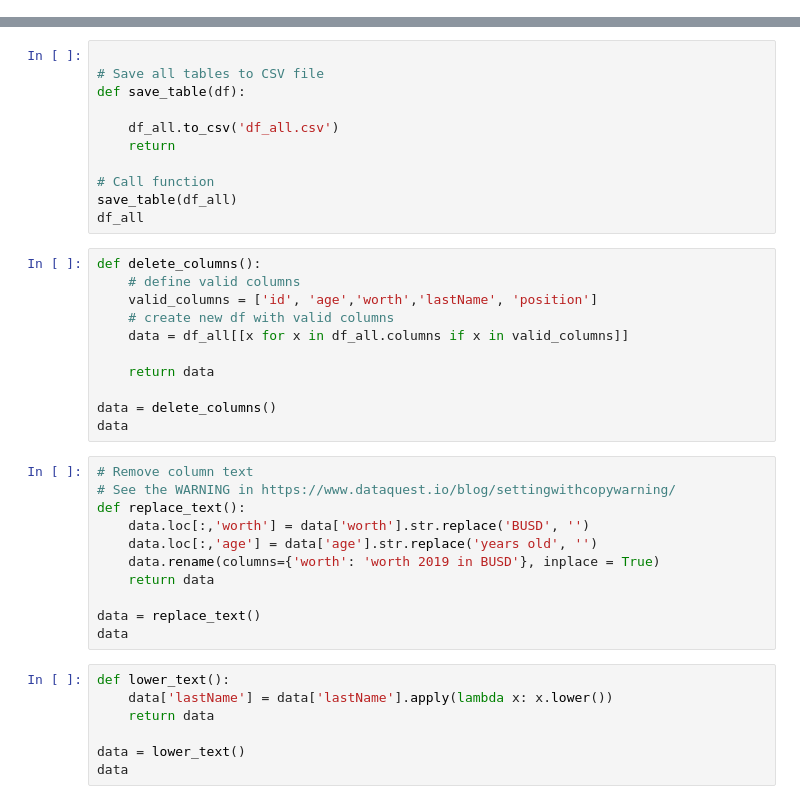
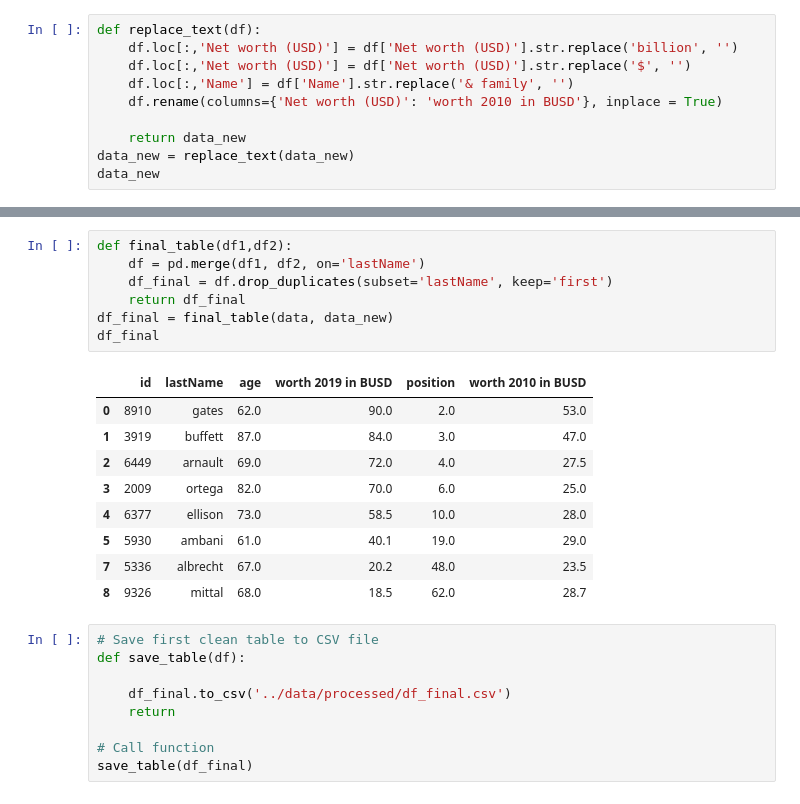
Before and after one commit to Emilioiron/Ironhack-Module-1-Project---Pandas-Python-Emilio-, a Jupyter notebook: notebooks/Notebook_2.ipynb, the cells around one changed output, grey strips where cells are left out. Drawn from its saved outputs; the diff is of its cells as text.

```diff
--- a/notebooks/Notebook_2.ipynb
+++ b/notebooks/Notebook_2.ipynb
@@ -35,0 +91,10 @@ df_all = init_table()
+# %%
+def replace_text(df):
+    df.loc[:,'Net worth (USD)'] = df['Net worth (USD)'].str.replace('billion', '')
+    df.loc[:,'Net worth (USD)'] = df['Net worth (USD)'].str.replace('$', '')
+    df.loc[:,'Name'] = df['Name'].str.replace('& family', '')
+    df.rename(columns={'Net worth (USD)': 'worth 2010 in BUSD'}, inplace = True)
+
+    return data_new
+data_new = replace_text(data_new)
+data_new
@@ -36,40 +204,26 @@ df_all = init_table()
+# %%
+def final_table(df1,df2):
+    df = pd.merge(df1, df2, on='lastName')
+    df_final = df.drop_duplicates(subset='lastName', keep='first')
+    return df_final
+df_final = final_table(data, data_new)
+df_final
+# %% [output]
+|  | id | lastName | age | worth 2019 in BUSD | position | worth 2010 in BUSD |
+| 0 | 8910 | gates | 62.0 | 90.0 | 2.0 | 53.0 |
+| 1 | 3919 | buffett | 87.0 | 84.0 | 3.0 | 47.0 |
+| 2 | 6449 | arnault | 69.0 | 72.0 | 4.0 | 27.5 |
+| 3 | 2009 | ortega | 82.0 | 70.0 | 6.0 | 25.0 |
+| 4 | 6377 | ellison | 73.0 | 58.5 | 10.0 | 28.0 |
+| 5 | 5930 | ambani | 61.0 | 40.1 | 19.0 | 29.0 |
+| 7 | 5336 | albrecht | 67.0 | 20.2 | 48.0 | 23.5 |
+| 8 | 9326 | mittal | 68.0 | 18.5 | 62.0 | 28.7 |
 # %%
-
-# Save all tables to CSV file
+# Save first clean table to CSV file
 def save_table(df):
 
-    df_all.to_csv('df_all.csv')
+    df_final.to_csv('../data/processed/df_final.csv')
     return
 
 # Call function
-save_table(df_all)
-df_all
+save_table(df_final)
-# %%
-def delete_columns():
-    # define valid columns
-    valid_columns = ['id', 'age','worth','lastName', 'position']
-    # create new df with valid columns
-    data = df_all[[x for x in df_all.columns if x in valid_columns]]
-
-    return data
-
-data = delete_columns()
-data
-# %%
-# Remove column text
-# See the WARNING in https://www.dataquest.io/blog/settingwithcopywarning/
-def replace_text():
-    data.loc[:,'worth'] = data['worth'].str.replace('BUSD', '')
-    data.loc[:,'age'] = data['age'].str.replace('years old', '')
-    data.rename(columns={'worth': 'worth 2019 in BUSD'}, inplace = True)
-    return data
-
-data = replace_text()
-data
-# %%
-def lower_text():
-    data['lastName'] = data['lastName'].apply(lambda x: x.lower())
-    return data
-
-data = lower_text()
-data
```
Also changed, not shown: parts of 23 cells of this notebook, 11 other files.
